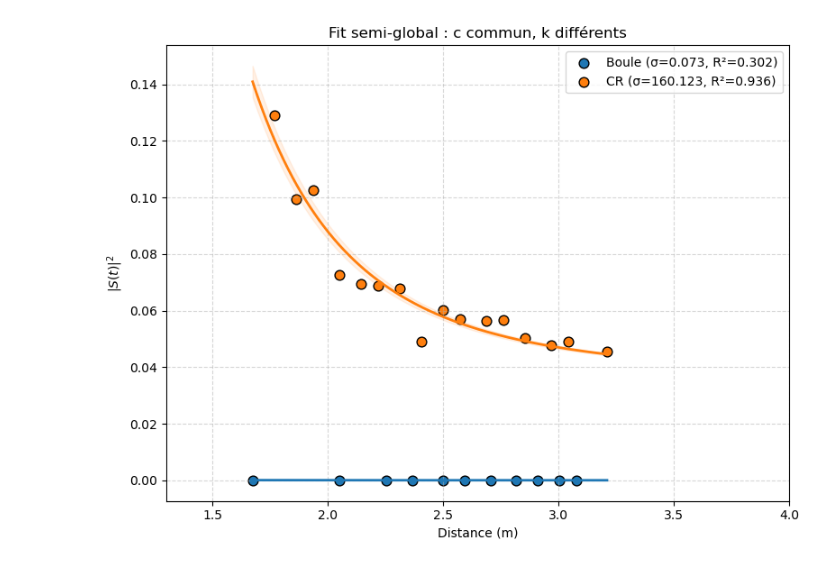
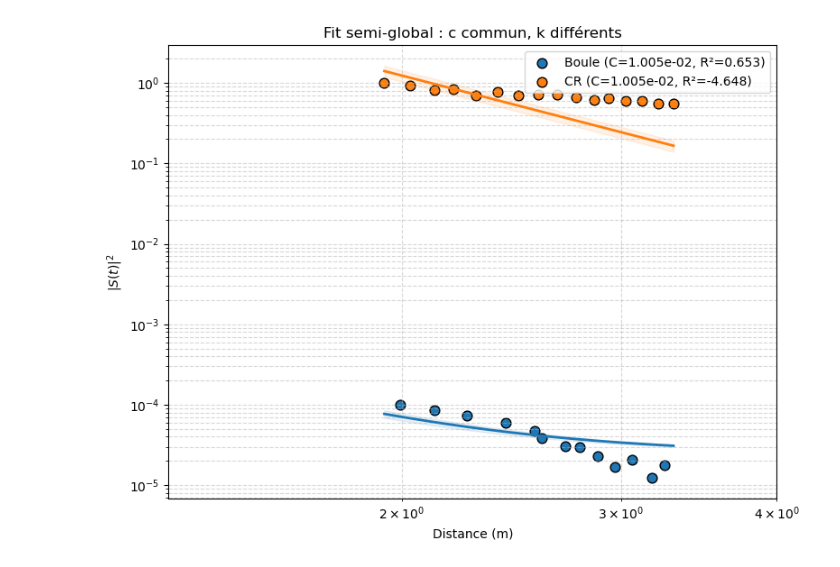
Before and after one commit to Nicolasallet/Dku-toolbox, a Jupyter notebook: radar_mesure/test_courbedecalib.ipynb, the cells around one changed output. Drawn from its saved outputs; the diff is of its cells as text; code cells hidden in the pictures.

Commit message:
calib boule 2 freq ok?

```diff
--- a/radar_mesure/test_courbedecalib.ipynb
+++ b/radar_mesure/test_courbedecalib.ipynb
@@ -348,17 +348,16 @@ from radar import RadarMesure
 # Paramètres
 # -------------------------
 c = 299792458
-f = 17e9
+f = 13e9
 lambdaa = c / f
 pad_factor = 4
 
 # RCS de référence
-r_cr = 0.3302  # rayon de la sphère CR en mètres
-sigmacr_CR = (4 * np.pi * r_cr**4) / (3 * lambdaa**2)
+sigmacr_CR = (np.pi ) / (3*lambdaa**2)
 sigmacr_boule = 0.073  # m²
 
-print(f"σᶜʳ (CR, 17 GHz) = {sigmacr_CR:.4f} m²")
-print(f"σᶜʳ (Boule) = {sigmacr_boule:.4f} m²")
+print(f"σᶜʳ (CR, 17 GHz) = {10*np.log10(sigmacr_CR):.4f} dB")
+print(f"σᶜʳ (Boule) = {10*np.log10(sigmacr_boule):.4f} dB")
 
 # -------------------------
 # Fonctions utilitaires
@@ -398,8 +397,8 @@ def evaluate(X, y, sigma, c, k):
 # -------------------------
 # Charger les données
 # -------------------------
-data_boule = glob.glob('/home/nicolas/Documents/Dku-toolbox/data/caliboule/17*.txt')
-data_cr    = glob.glob('/home/nicolas/Documents/Dku-toolbox/data/newcod/17*.txt')
+data_boule = glob.glob('/home/nicolas/Documents/Dku-toolbox/data/caliboule/13*.txt')
+data_cr    = glob.glob('/home/nicolas/Documents/Dku-toolbox/data/newcod/13*plu*.txt')
 data_boule.sort()
 data_cr.sort()
 
@@ -425,21 +424,25 @@ def joint_model_k_diff(X_all, ccalib, k_boule, k_cr):
     return np.concatenate([yb, yc])
 
 # Données combinées
+y_global_max = np.max([np.max(y_boule), np.max(y_cr)])
+y_boule,y_cr = y_boule / y_global_max, y_cr / y_global_max
+
 X_all = np.concatenate([X_boule, X_cr])
 y_all = np.concatenate([y_boule, y_cr])
 
 # Fit
-initial_guess = [1, 1, 1]  # [c_calib, k_boule, k_cr]
+initial_guess = [0, 0, 0]  # [c_calib, k_boule, k_cr]
+bounds = ([0, 0, 0], [1, 0.0001, 0.00001])
 popt, pcov = curve_fit(lambda X, c, kb, kc: joint_model_k_diff(X, c, kb, kc),
-                       X_all, y_all, p0=initial_guess)
+                       X_all, y_all, p0=initial_guess,bounds=bounds)
 
 ccalib, k_boule, k_cr = popt
 perr = np.sqrt(np.diag(pcov))
 
 print(f"\nRésultats fit semi-global :")
-print(f"  c_calib = {ccalib:.3e} ± {perr[0]:.1e}")
-print(f"  k_boule = {k_boule:.3f} ± {perr[1]:.3f}")
-print(f"  k_CR    = {k_cr:.3f} ± {perr[2]:.3f}")
+print(f"  c_calib = {ccalib / y_global_max:.3e} ± {perr[0]:.1e}")
+print(f"  k_boule = {k_boule / y_global_max:.3f} ± {perr[1]:.3f}")
+print(f"  k_CR    = {k_cr / y_global_max:.3f} ± {perr[2]:.3f}")
 
 # -------------------------
 # Évaluation séparée
@@ -461,9 +464,9 @@ y_fit_cr    = model(x_fit, ccalib, k_cr, sigmacr_CR)
 
 fig, ax = plt.subplots(figsize=(8,6))
 ax.scatter(X_boule, y_boule, color='tab:blue', edgecolors='k', s=60,
-           label=f'Boule (σ={sigmacr_boule:.3f}, R²={r2_boule:.3f})')
+           label=f'Boule (C={ccalib:.3e}, R²={r2_boule:.3f})')
 ax.scatter(X_cr, y_cr, color='tab:orange', edgecolors='k', s=60,
-           label=f'CR (σ={sigmacr_CR:.3f}, R²={r2_cr:.3f})')
+           label=f'CR (C={ccalib:.3e}, R²={r2_cr:.3f})')
 ax.plot(x_fit, y_fit_boule, color='tab:blue', lw=2)
 ax.plot(x_fit, y_fit_cr, color='tab:orange', lw=2)
 
@@ -477,8 +480,8 @@ ax.fill_between(x_fit,
                 model(x_fit, ccalib + perr[0], k_cr, sigmacr_CR),
                 color='tab:orange', alpha=0.1)
 
-#ax.set_xscale('log')
-#ax.set_yscale('log')
+ax.set_xscale('log')
+ax.set_yscale('log')
 ax.set_xlim(1.3, 4)
 ax.set_xlabel("Distance (m)")
 ax.set_ylabel(r"$|S(t)|^2$")
@@ -508 +505 @@ plt.show()
-[figure, old version]
+[figure, new version]
```
Also changed, not shown: parts of 5 cells of this notebook, 1 other file.
